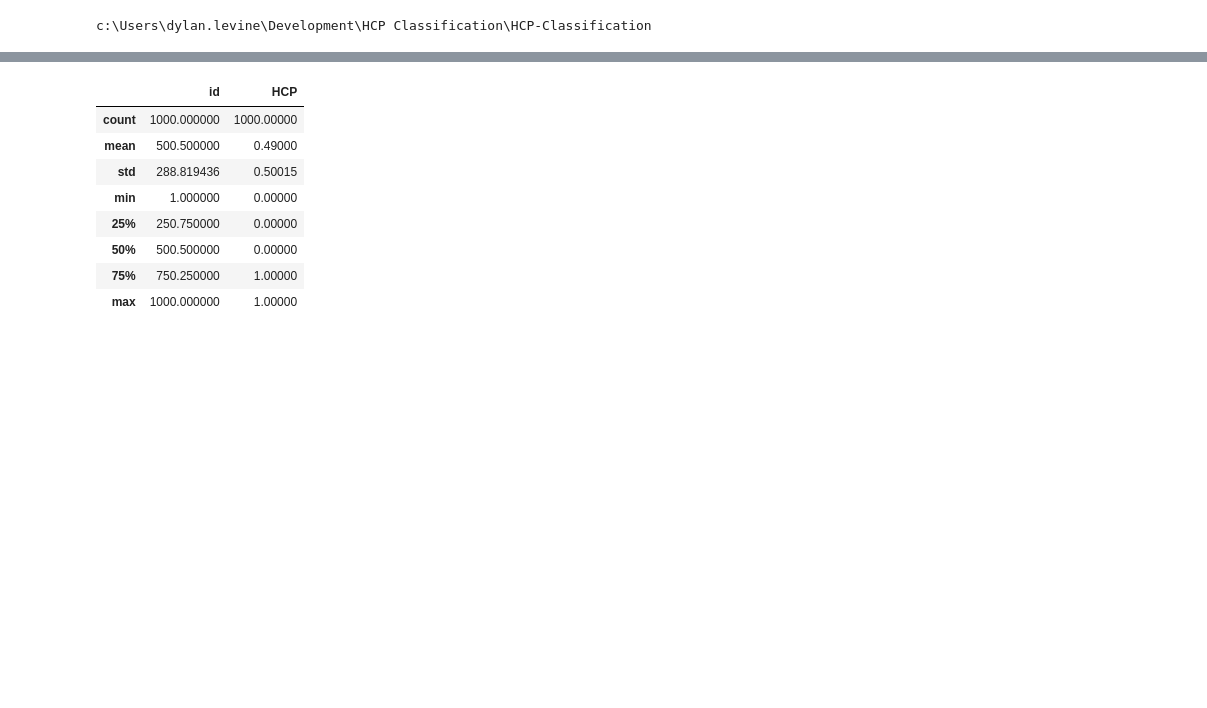
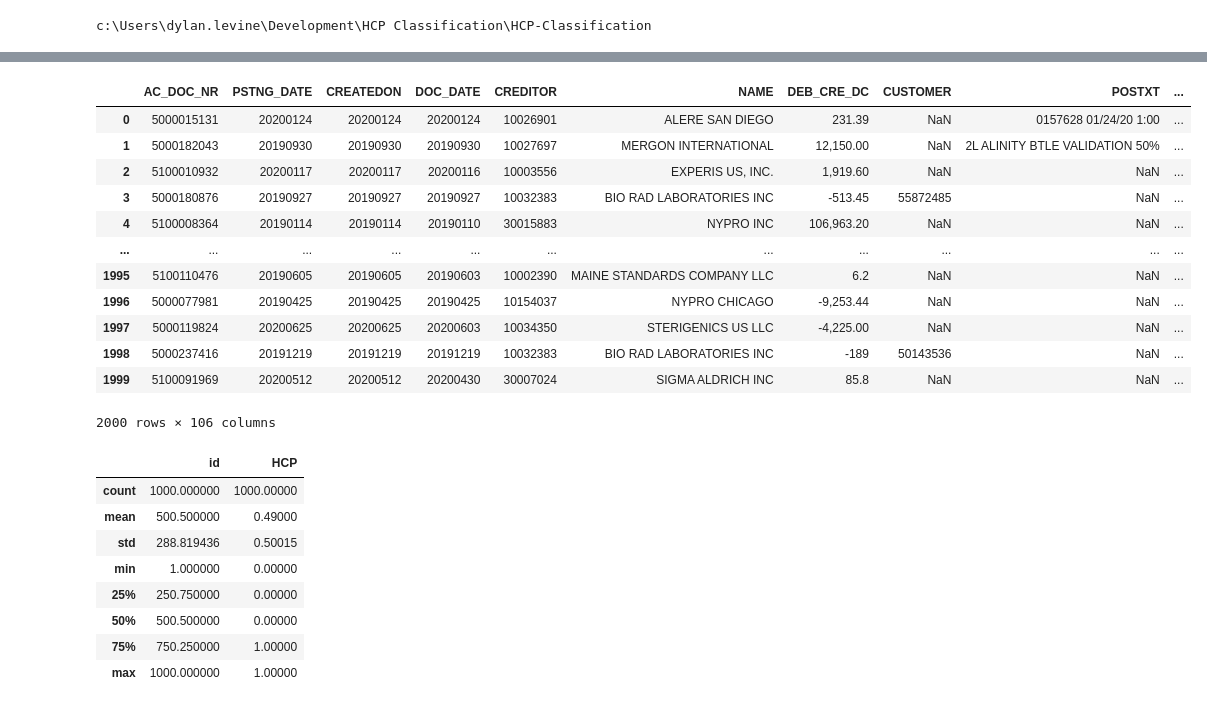
Before and after one commit to dylan1218/ClassificationProject, a Jupyter notebook: ModelsDL.ipynb, the cells around one changed output, grey strips where cells are left out. Cells and saved outputs as stored; diff of their text form; code cells hidden in the pictures; blank space fills up the shorter version.

Commit message:
features for sample tera

```diff
--- a/ModelsDL.ipynb
+++ b/ModelsDL.ipynb
@@ -9,13 +9,19 @@ from sklearn.datasets import load_iris
 import numpy as np
 from pathlib import Path
 
+#Note: The FeatureEngine is for TESTING ONLY, we'll need to pickle sklearn objects which means the methods as they are currentlly set-up in function featurizer won't handle pickling.
+#https://stackoverflow.com/questions/28656736/using-scikits-labelencoder-correctly-across-multiple-programs
+
+
 print(Path.cwd())
 
 pathBase = str(Path.cwd())
 cv = CountVectorizer()
 
 
-df1 = pd.read_csv(pathBase + "\dataset.csv")
+#df1 = pd.read_csv(pathBase + "\Datasets\dataset.csv")
+
+df = pd.read_csv(pathBase + "\Datasets\TeraSample.csv")
 
 
 #categories = ['alt.atheism', 'soc.religion.christian','comp.graphics', 'sci.med']
@@ -51,0 +36,20 @@ df1
+# %%
+#Select columns, replace "?" with numpy nan type and initialize FeatureEngine object
+
+colSelect = ['COMP_CODE','AC_DOC_NR','PSTNG_DATE', 'CREATEDON','DOC_DATE', 'PROFIT_CTR', 'AC_DOC_TYP', 'POST_KEY', 'CREDITOR', 'NAME', 'DEB_CRE_DC', 'GL_ACCOUNT', 'CUSTOMER', 'POSTXT', 'BIC_ZUSERNAM', 'REF_KEY1', 'ZBKTXT', 'ZTCODE', 'DEB_CRE_USD', 'PROD_DESCR', 'BIC_ZTERMPAY', 'MATL_GROUP', 'ACCNT_GRPV']
+
+fieldType = ['Categorical', 'ID', 'Date', 'Date', 'Date', 'Categorical', 'Categorical', 'Categorical', 'Categorical', 'Text', 'Numerical', 'Categorical', 'Categorical', 'Text', 'Categorical', 'Categorical', 'Text', 'Categorical', 'Numerical', 'Categorical', 'Categorical', 'Categorical', 'Categorical']
+
+#REF_KEY1 fill "?" with nan
+#Do we have a product # vs product description?
+#Classify BIC_ZUSERNAM as manual or not depending on if posted by AUTOSYS
+#Tokenize appended text fields of NAME, POSTXT, ZBTXT
+#Feature ideas, calculate diff of posting and created?
+#n_samples > n_features ** 2 (i.e. rows > columns.count squared)
+df = df[colSelect].replace("?", np.nan)
+df['REF_KEY1'] = df['REF_KEY1'].replace("?", "nan_REF_KEY1")
+
+df['textappend'] = df['NAME'].astype(str) +" "+ df['POSTXT'].astype(str) +" "+ df["ZBKTXT"].astype(str)
+
+modelVals = FeatureEngine(df)
+df.head()
@@ -52,3 +64,24 @@ df1
+# %%
+modelVals.oneHotEncodeLabels(["COMP_CODE","PROFIT_CTR","AC_DOC_TYP","POST_KEY","GL_ACCOUNT","ACCNT_GRPV","BIC_ZTERMPAY"])
+
+
+#modelVals.oneHotEncodeLabels("BIC_ZTERMPAY")
+
+modelVals.df
+# %% [output]
+|  | AC_DOC_NR | PSTNG_DATE | CREATEDON | DOC_DATE | CREDITOR | NAME | DEB_CRE_DC | CUSTOMER | POSTXT | ... |
+| 0 | 5000015131 | 20200124 | 20200124 | 20200124 | 10026901 | ALERE SAN DIEGO | 231.39 | NaN | 0157628 01/24/20 1:00 | ... |
+| 1 | 5000182043 | 20190930 | 20190930 | 20190930 | 10027697 | MERGON INTERNATIONAL | 12,150.00 | NaN | 2L ALINITY BTLE VALIDATION 50% | ... |
+| 2 | 5100010932 | 20200117 | 20200117 | 20200116 | 10003556 | EXPERIS US, INC. | 1,919.60 | NaN | NaN | ... |
+| 3 | 5000180876 | 20190927 | 20190927 | 20190927 | 10032383 | BIO RAD LABORATORIES INC | -513.45 | 55872485 | NaN | ... |
+| 4 | 5100008364 | 20190114 | 20190114 | 20190110 | 30015883 | NYPRO INC | 106,963.20 | NaN | NaN | ... |
+| ... | ... | ... | ... | ... | ... | ... | ... | ... | ... | ... |
+| 1995 | 5100110476 | 20190605 | 20190605 | 20190603 | 10002390 | MAINE STANDARDS COMPANY LLC | 6.2 | NaN | NaN | ... |
+| 1996 | 5000077981 | 20190425 | 20190425 | 20190425 | 10154037 | NYPRO CHICAGO | -9,253.44 | NaN | NaN | ... |
+| 1997 | 5000119824 | 20200625 | 20200625 | 20200603 | 10034350 | STERIGENICS US LLC | -4,225.00 | NaN | NaN | ... |
+| 1998 | 5000237416 | 20191219 | 20191219 | 20191219 | 10032383 | BIO RAD LABORATORIES INC | -189 | 50143536 | NaN | ... |
+| 1999 | 5100091969 | 20200512 | 20200512 | 20200430 | 30007024 | SIGMA ALDRICH INC | 85.8 | NaN | NaN | ... |
+2000 rows × 106 columns
 # %%
 modelVals = FeatureEngine(df1)
 
```
Also changed, not shown: parts of 2 cells of this notebook, 4 other files.
